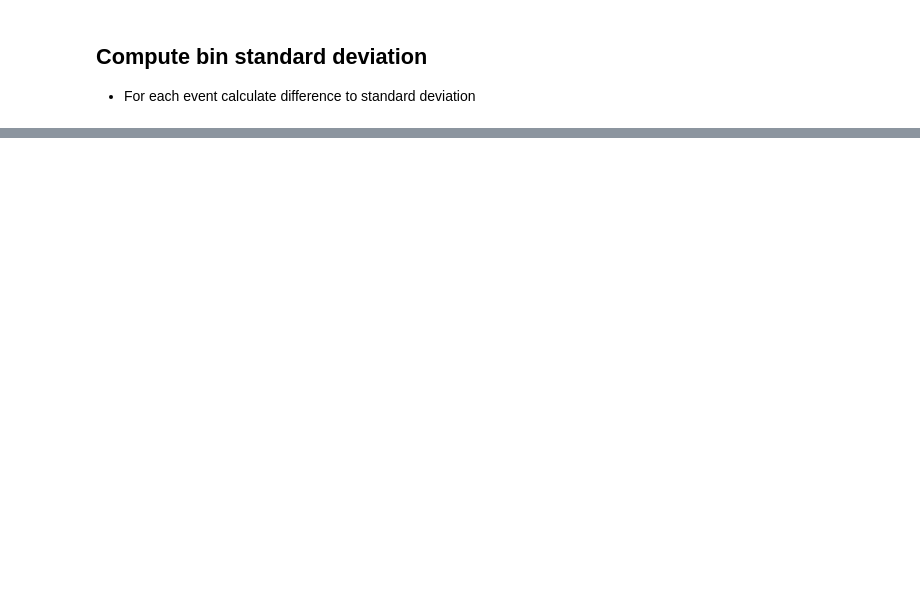
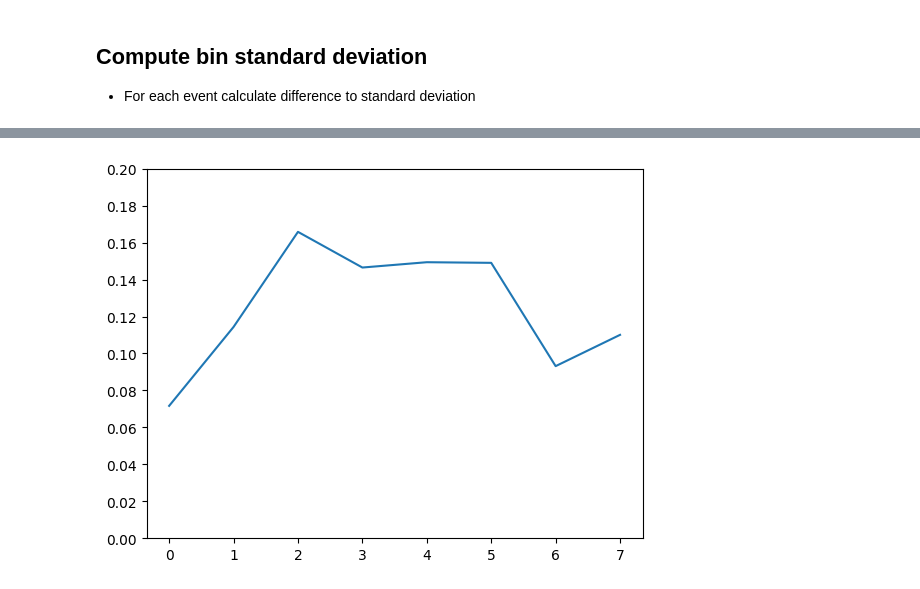
Before and after one commit to YannickLeon/EEGAnalysis, a Jupyter notebook: filtering2.ipynb, the cells around one changed output, grey strips where cells are left out. Cells and saved outputs as stored; diff of their text form; code cells hidden in the pictures; blank space fills up the shorter version.

```diff
--- a/filtering2.ipynb
+++ b/filtering2.ipynb
@@ -157,0 +157,8 @@ filtered_df = df[df['trial_type'] == "PLAYER_CRASH_WALL"]
+# %%
+temp_bins = create_bins(data_temp)
+# %%
+plt.plot([i for i in range(8)], get_bin_probabilities(temp_bins))
+plt.yticks([i/50 for i in range(11)])
+plt.show()
+# %% [output]
+[figure, added]
```
Also changed, not shown: parts of 7 cells of this notebook.
